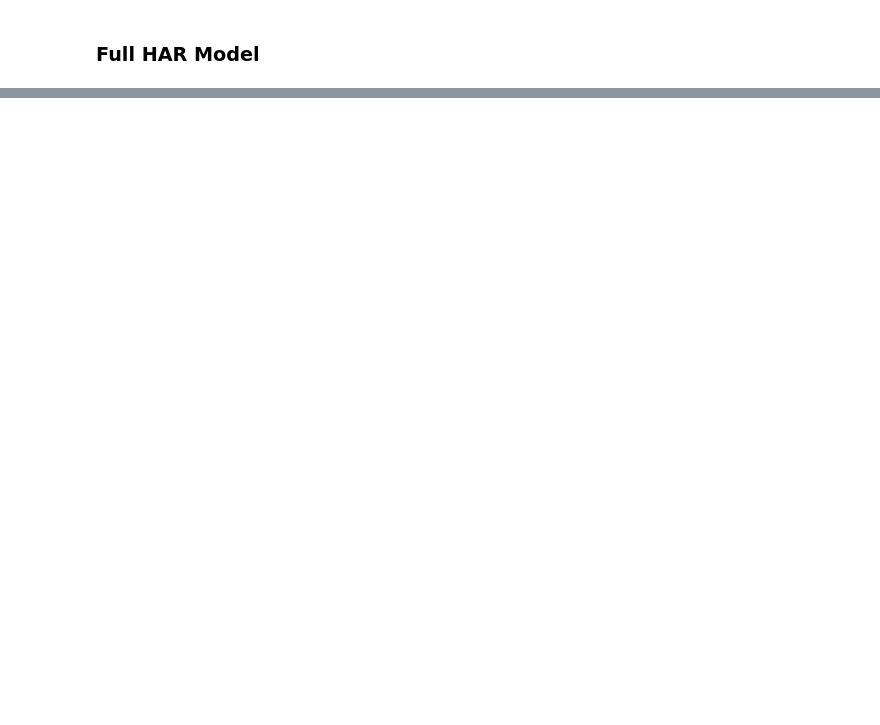
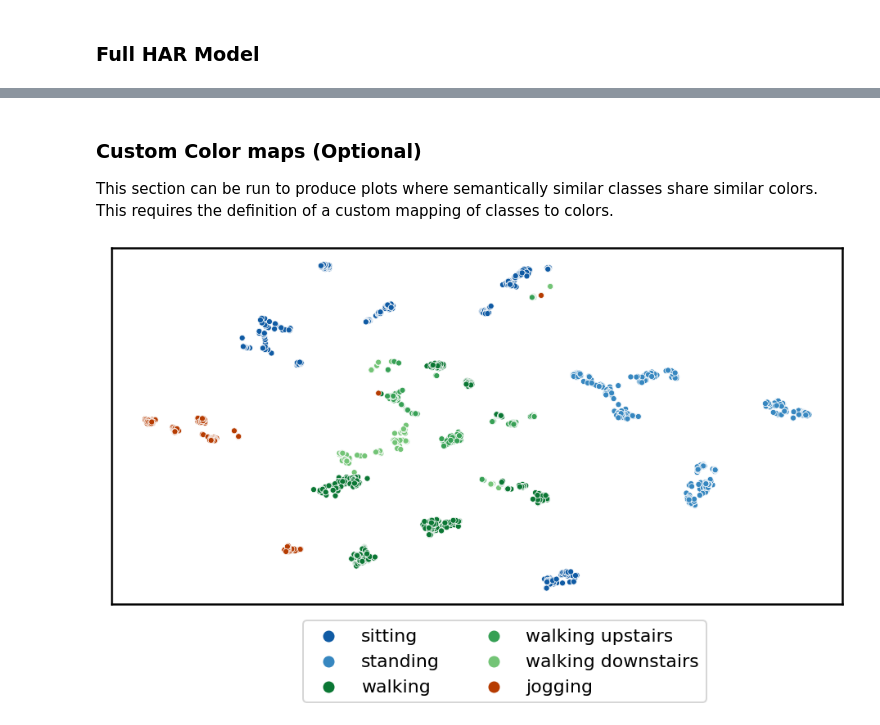
Before and after one commit to iantangc/ContrastiveLearningHAR, a Jupyter notebook: SimCLR_MotionSense.ipynb, the cells around one changed output, grey strips where cells are left out. Saved outputs shown, nothing was run; the diff lists cells and outputs as text; code cells hidden in the pictures; blank space fills up the shorter version.

```diff
--- a/SimCLR_MotionSense.ipynb
+++ b/SimCLR_MotionSense.ipynb
@@ -297,0 +322,7 @@ Model in last epoch
+# %%
+intermediate_model = simclr_models.extract_intermediate_model_from_base_model(target_model, intermediate_layer=7)
+intermediate_model.summary()
+
+embeddings = intermediate_model.predict(np_test[0], batch_size=600)
+tsne_model = sklearn.manifold.TSNE(perplexity=perplexity, verbose=1, random_state=42)
+tsne_projections = tsne_model.fit_transform(embeddings)
@@ -297,0 +372,43 @@ Model in last epoch
+# %% [markdown]
+### Custom Color maps (Optional)
+
+This section can be run to produce plots where semantically similar classes share similar colors. This requires the definition of a custom mapping of classes to colors.
+# %%
+# This is used to select colors for labels which are close to each other
+# Each pair corresponds to one label class
+# i.e. ['null', 'sitting', 'standing', 'walking', 'walking upstairs', 'walking downstairs', 'jogging']
+# The first number determines the color map, and the second determines its value along the color map
+# So 'sitting', 'standing' will share similar colors, and 'walking', 'walking upstairs', 'walking downstairs' will share another set of similar colors
+label_color_spectrum = [(0, 0), (1, 0), (1, 1), (2, 0), (2, 1), (2, 2), (3, 0)]
+
+# This step generates a list of colors for different categories of activities
+# Here we assume 5 categories, and 5 different intesities within each category
+major_colors = ['cool', 'Blues', 'Greens', 'Oranges', 'Purples']
+color_map_base = dict (
+    [((i, j), color) for i, major_color in enumerate(major_colors) for j, color in enumerate(reversed(sns.color_palette(major_color, 5))) ]
+)
+color_palette = np.array([color_map_base[color_index] for color_index in label_color_spectrum])
+# %%
+# This selects the appropriate number of colors to be used in the plot
+labels_argmax = np.argmax(np_test[1], axis=1)
+unique_labels = np.unique(labels_argmax)
+
+plt.figure(figsize=(16,8))
+graph = sns.scatterplot(
+    x=tsne_projections[:,0], y=tsne_projections[:,1],
+    hue=labels_argmax,
+    palette=list(color_palette[unique_labels]),
+    s=50,
+    alpha=1.0,
+    rasterized=True
+)
+plt.xticks([], [])
+plt.yticks([], [])
+
+
+plt.legend(loc='lower left', bbox_to_anchor=(0.25, -0.3), ncol=2)
+legend = graph.legend_
+for j, label in enumerate(unique_labels):
+    legend.get_texts()[j].set_text(label_list_full_name[label])
+# %% [output]
+[figure, added]
```
Also changed, not shown: parts of 15 cells of this notebook, 2 other files.
